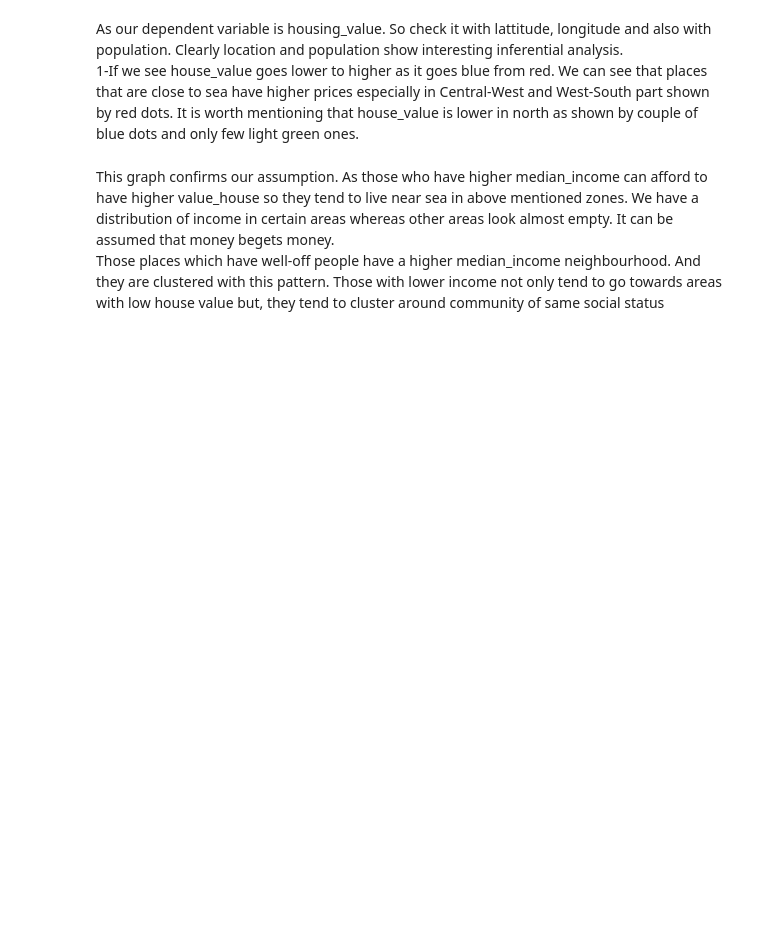
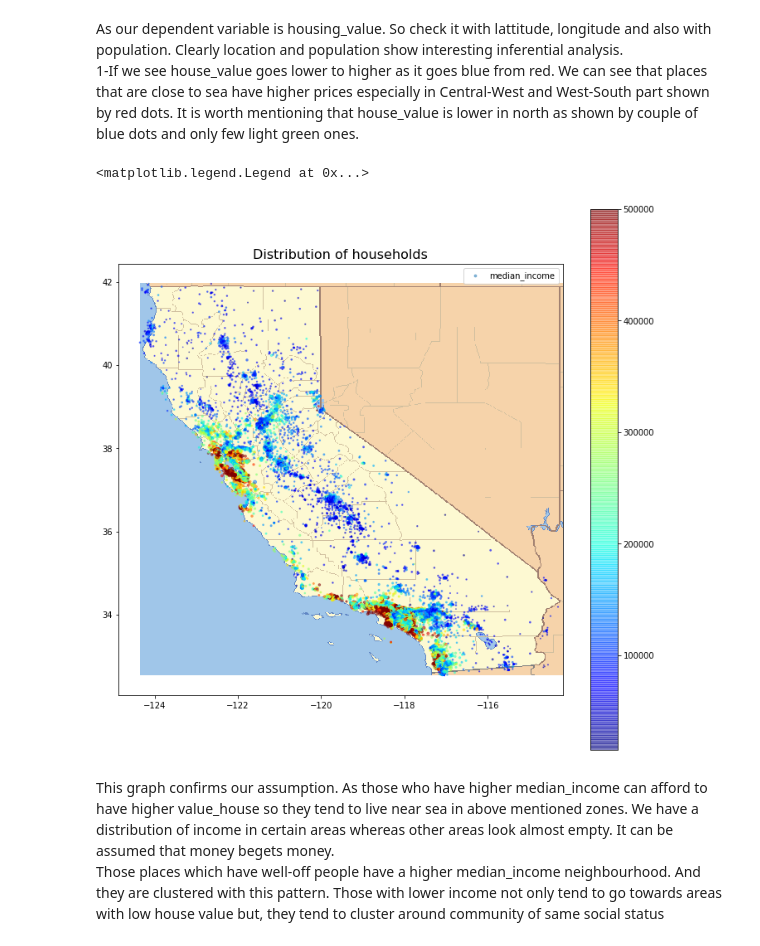
Before and after one commit to HassanSherwani/Data_Science_Projects, a Jupyter notebook: Dealing with Cross-sectional Data/Dealing with Cross sectional data.ipynb, the cells around one changed output. Drawn from its saved outputs; the diff is of its cells as text; code cells hidden in the pictures; blank space fills up the shorter version.

```diff
--- a/Dealing with Cross-sectional Data/Dealing with Cross sectional data.ipynb
+++ b/Dealing with Cross-sectional Data/Dealing with Cross sectional data.ipynb
@@ -483,14 +512,17 @@ As our dependent variable is housing_value. So check it with lattitude, longitud
 # %%
 plt.figure(figsize=(12,12))
 img=plt.imread('California.png')
 plt.imshow(img,zorder=0,extent=[-124.35,-114.2,32.54,41.95])
 #s : scalar or array_like, shape (n, ), optional
 # : color, sequence, or sequence of color, optional, default: 'b
-plt.scatter(x=x_train['longitude'],y=x_train['latitude'],alpha=0.5,s=x_train['median_income']/30,c=x_train['median_house_value'],
+plt.scatter(x=df['longitude'],y=df['latitude'],alpha=0.5,s=df['median_income'],c=df['median_house_value'],
             cmap=plt.get_cmap("jet"),zorder=1,label='median_income')
 plt.colorbar()
 plt.title("Distribution of households",size=16)
 plt.legend()
+# %% [output]
+<matplotlib.legend.Legend at 0x...>
+[figure, added]
 # %% [markdown]
 This graph confirms our assumption. As those who have higher median_income can afford to have higher value_house so they tend to live near sea in above mentioned zones. We have a distribution of income in certain areas whereas other areas look almost empty. It can be assumed that money begets money.<br> Those places which have well-off people have a higher median_income neighbourhood. And they are clustered with this pattern. Those with lower income not only tend to go towards areas with low house value but, they tend to cluster around community of same social status
 # %% [markdown]
```
Also changed, not shown: parts of 50 cells of this notebook.
